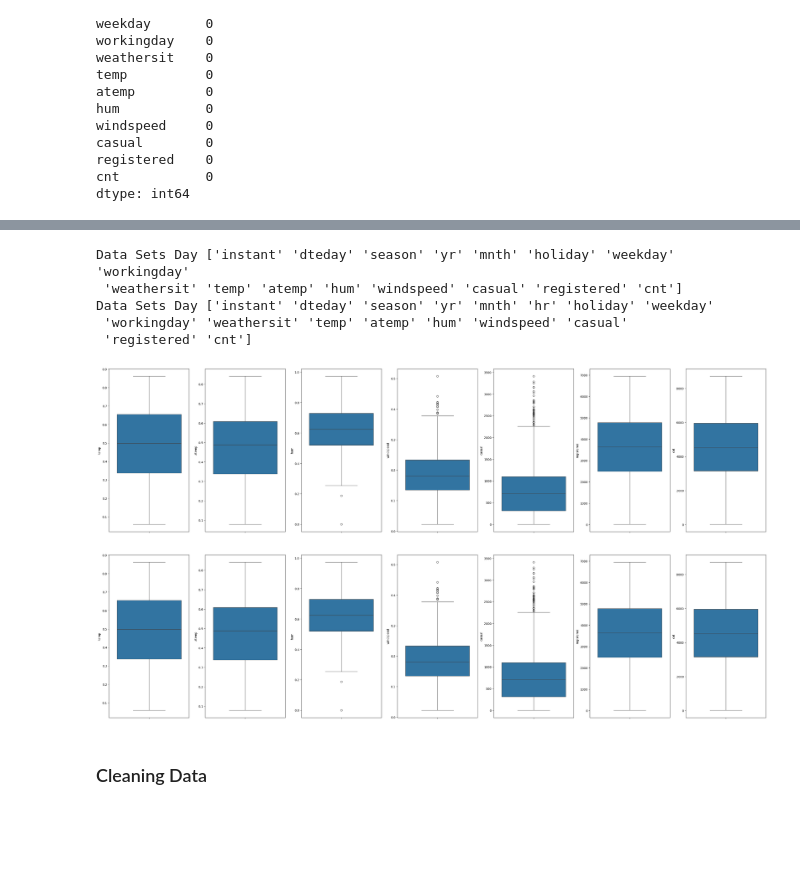
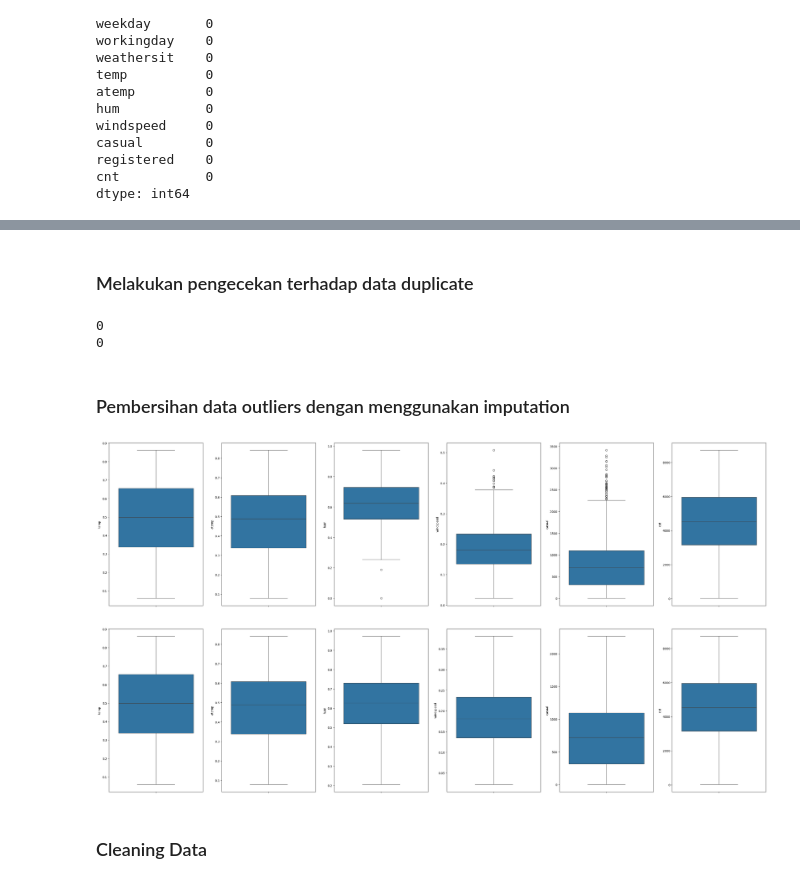
Before and after one commit to yeremiayospane/Project-Data-Analisis-Dicoding, a Jupyter notebook: project.ipynb, the cells around one changed output, grey strips where cells are left out. Drawn from its saved outputs; the diff is of its cells as text; code cells hidden in the pictures; blank space fills up the shorter version.

Commit message:
Update data wrangling

```diff
--- a/project.ipynb
+++ b/project.ipynb
@@ -140,46 +135,54 @@ columns_hour = df_hour.columns.values
-# %%
-print("Data Sets Day",columns_day)
-print("Data Sets Day",columns_hour)
-# %% [output]
-Data Sets Day ['instant' 'dteday' 'season' 'yr' 'mnth' 'holiday' 'weekday' 'workingday'
- 'weathersit' 'temp' 'atemp' 'hum' 'windspeed' 'casual' 'registered' 'cnt']
-Data Sets Day ['instant' 'dteday' 'season' 'yr' 'mnth' 'hr' 'holiday' 'weekday'
- 'workingday' 'weathersit' 'temp' 'atemp' 'hum' 'windspeed' 'casual'
- 'registered' 'cnt']
+# %% [markdown]
+### Melakukan pengecekan terhadap data duplicate
+# %%
+print(df_day.duplicated().sum())
+print(df_hour.duplicated().sum())
+# %% [output]
+0
+0
+# %% [markdown]
+### Pembersihan data outliers dengan menggunakan imputation
 # %%
-ft_col = ['temp', 'atemp', 'hum', 'windspeed', 'casual', 'registered', 'cnt']
+ft_cols = ['temp', 'atemp', 'hum', 'windspeed', 'casual','cnt']
 plt.rcParams["figure.figsize"]= (40,10)
+
 i = 1
-for col in ft_col:
-    plt.subplot(1,len(ft_col),i)
+for col in ft_cols:
+    plt.subplot(1,len(ft_cols),i)
     sns.boxplot(y=col, data=df_day)
     i+=1
-plt.savefig("boxplot of numerical variables")
+plt.savefig("Boxplot untuk beberapa variabel")
 # %% [output]
-[figure, old version]
+[figure, new version]
 # %%
 # Convert columns to numeric if needed
 df_day['windspeed'] = pd.to_numeric(df_day['windspeed'], errors='coerce')
 df_day['casual'] = pd.to_numeric(df_day['casual'], errors='coerce')
+df_day['hum'] = pd.to_numeric(df_day['hum'], errors='coerce')
 
-otl_col = ['windspeed', 'casual']
+otl_col = ['windspeed', 'casual', 'hum']
 for i in otl_col:
-    q25, q75 = np.percentile(df_day[i].dropna(), 25), np.percentile(df_day[i].dropna(), 75)
-    iqr = q75 - q25
-    cut_off = iqr * 1.5
-    minimum, maximum = q25 - cut_off, q75 + cut_off
-    outliers = [x for x in df_day[i] if x < minimum or x > maximum]
+    Q1 = df_day[i].quantile(0.25)
+    Q3 = df_day[i].quantile(0.75)
+    IQR = Q3 - Q1
+    maximum = Q3 + (1.5 * IQR)
+    minimum = Q1 - (1.5 * IQR)
+    kondisi_lower_than = df_day[i] < minimum
+    kondisi_more_than = df_day[i] > maximum
+    df_day[i] = df_day[i].mask(cond=kondisi_more_than, other=maximum)
+    df_day[i] = df_day[i].mask(cond=kondisi_lower_than, other=minimum)
 # %%
-ft_col = ['temp', 'atemp', 'hum', 'windspeed', 'casual', 'registered', 'cnt']
+ft_cols = ['temp', 'atemp', 'hum', 'windspeed', 'casual','cnt']
 plt.rcParams["figure.figsize"]= (40,10)
+
 i = 1
-for col in ft_col:
-    plt.subplot(1,len(ft_col),i)
+for col in ft_cols:
+    plt.subplot(1,len(ft_cols),i)
     sns.boxplot(y=col, data=df_day)
     i+=1
-plt.savefig("boxplot of numerical variables")
+plt.savefig("Boxplot untuk beberapa variabel")
 # %% [output]
-[figure, old version]
+[figure, new version]
 # %% [markdown]
 ### Cleaning Data
 # %% [markdown]
```
Also changed, not shown: parts of 6 cells of this notebook.
